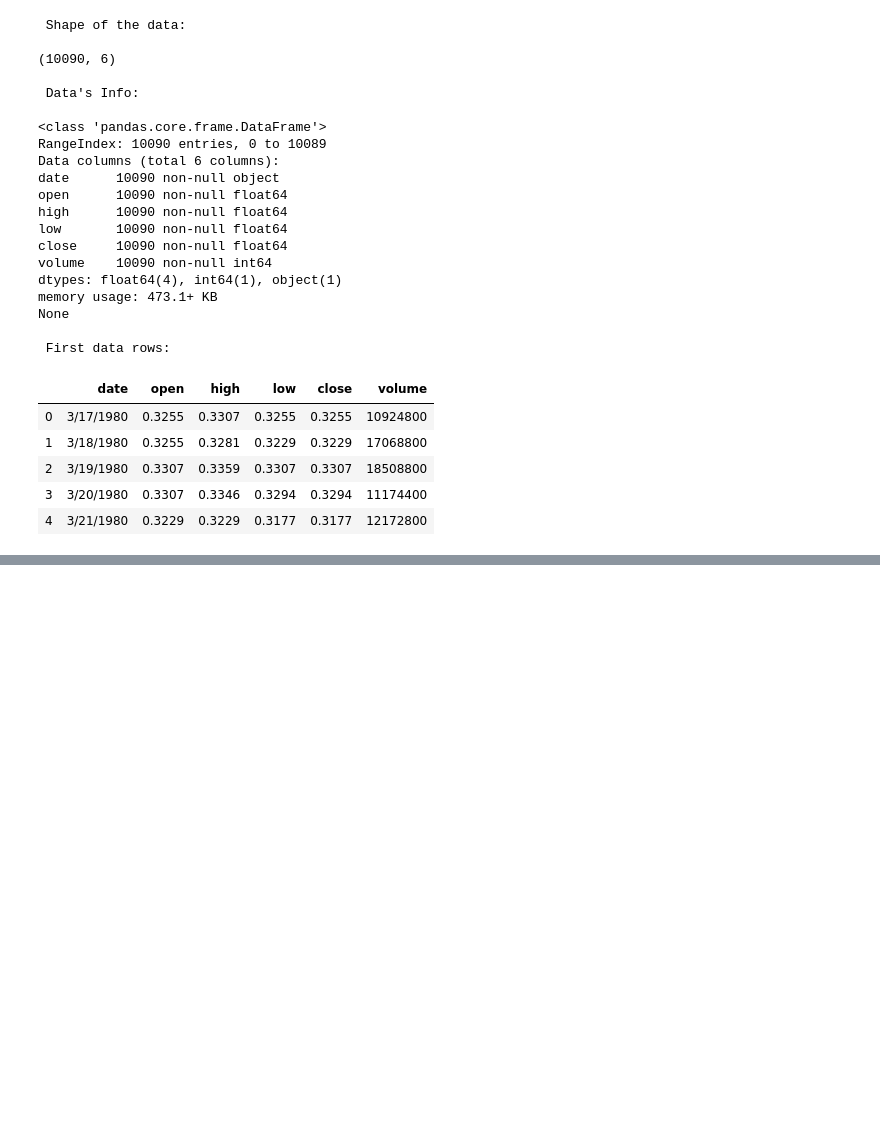
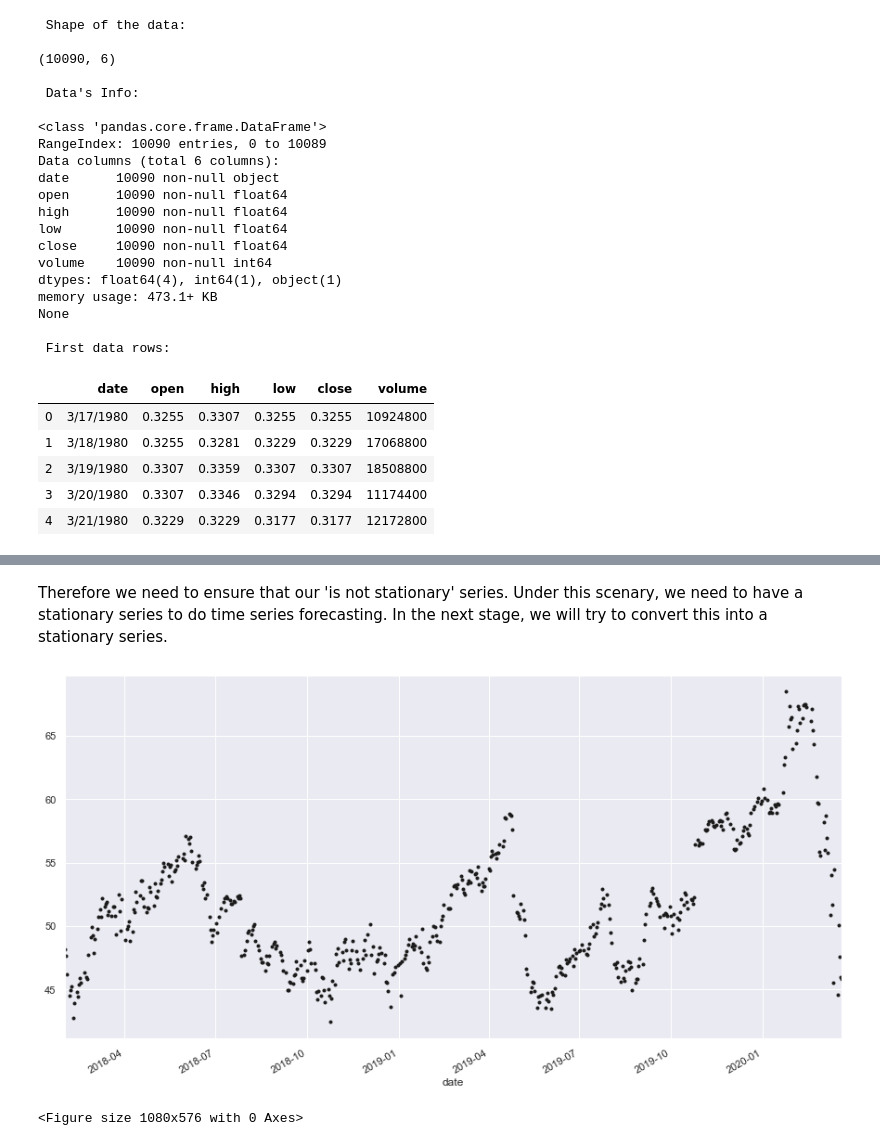
Before and after one commit to erojaso/Forecasting-Stock-Prices, a Jupyter notebook: 01_stock_price_forecast_exploratory_data_analysis.ipynb, the cells around one changed output, grey strips where cells are left out. Saved outputs shown, nothing was run; the diff lists cells and outputs as text; code cells hidden in the pictures; blank space fills up the shorter version.

```diff
--- a/01_stock_price_forecast_exploratory_data_analysis.ipynb
+++ b/01_stock_price_forecast_exploratory_data_analysis.ipynb
@@ -249,0 +255,12 @@ Text(0, 0.5, 'USD')
+# %% [markdown]
+Therefore we need to ensure that our 'is not stationary' series. Under this scenary, we need to have a stationary series to do time series forecasting. In the next stage, we will try to convert this into a stationary series.
+# %%
+# plot the scatterplot:
+rcParams['figure.figsize'] = 15, 8
+df_adj.close.plot(style='k.')
+plt.show()
+
+plt.savefig('.\\images\\Close_Stock_Price_Adjusted_ScatterPlot_lv1.jpg')
+# %% [output]
+[figure, added]
+<Figure size 1080x576 with 0 Axes>
```
Also changed, not shown: parts of 35 cells of this notebook, 29 other files.
